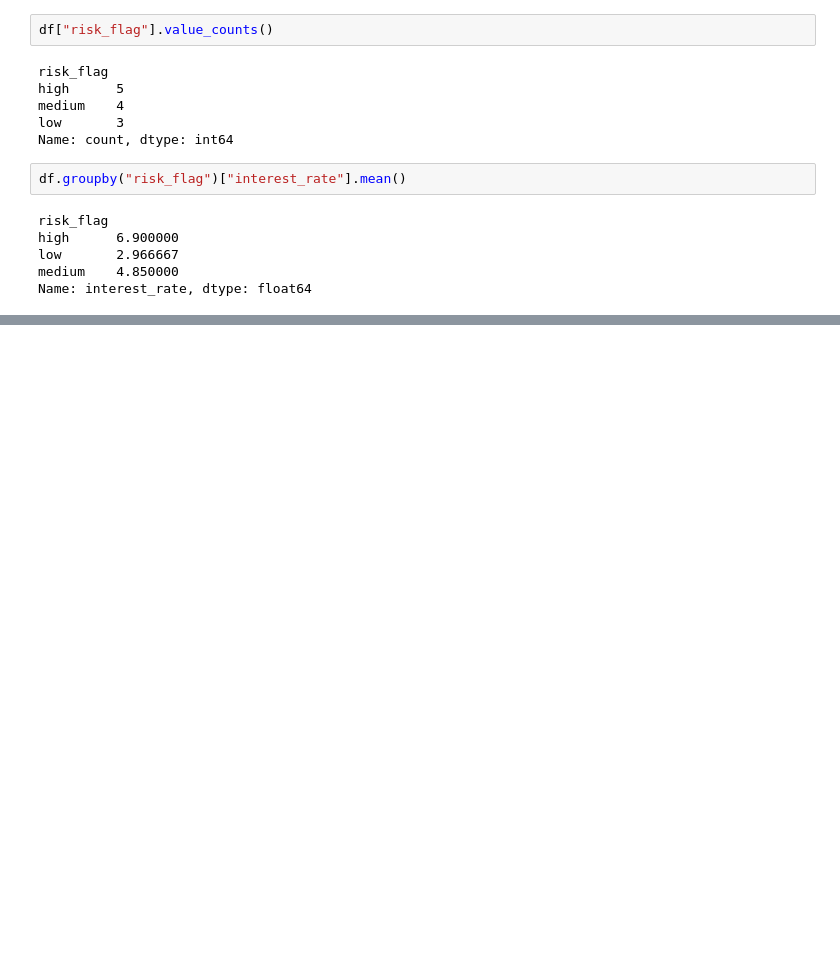
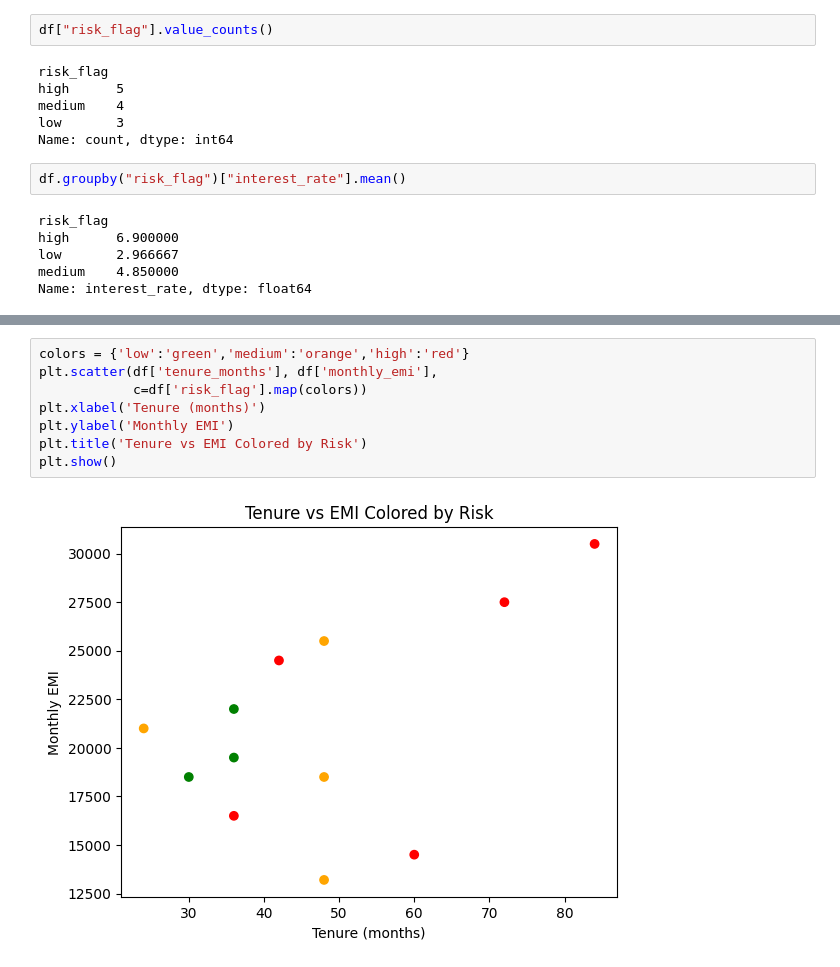
Before and after one commit to springboardmentor74219x/infosys-carlease-contract-ai-group2, a Jupyter notebook: notebook/contract_analysis.ipynb, the cells around one changed output, grey strips where cells are left out. Cells and saved outputs as stored; diff of their text form; blank space fills up the shorter version.

```diff
--- a/notebook/contract_analysis.ipynb
+++ b/notebook/contract_analysis.ipynb
@@ -50,0 +132,10 @@ Name: interest_rate, dtype: float64
+# %%
+colors = {'low':'green','medium':'orange','high':'red'}
+plt.scatter(df['tenure_months'], df['monthly_emi'],
+            c=df['risk_flag'].map(colors))
+plt.xlabel('Tenure (months)')
+plt.ylabel('Monthly EMI')
+plt.title('Tenure vs EMI Colored by Risk')
+plt.show()
+# %% [output]
+[figure, added]
```
Also changed, not shown: parts of 7 cells of this notebook.
